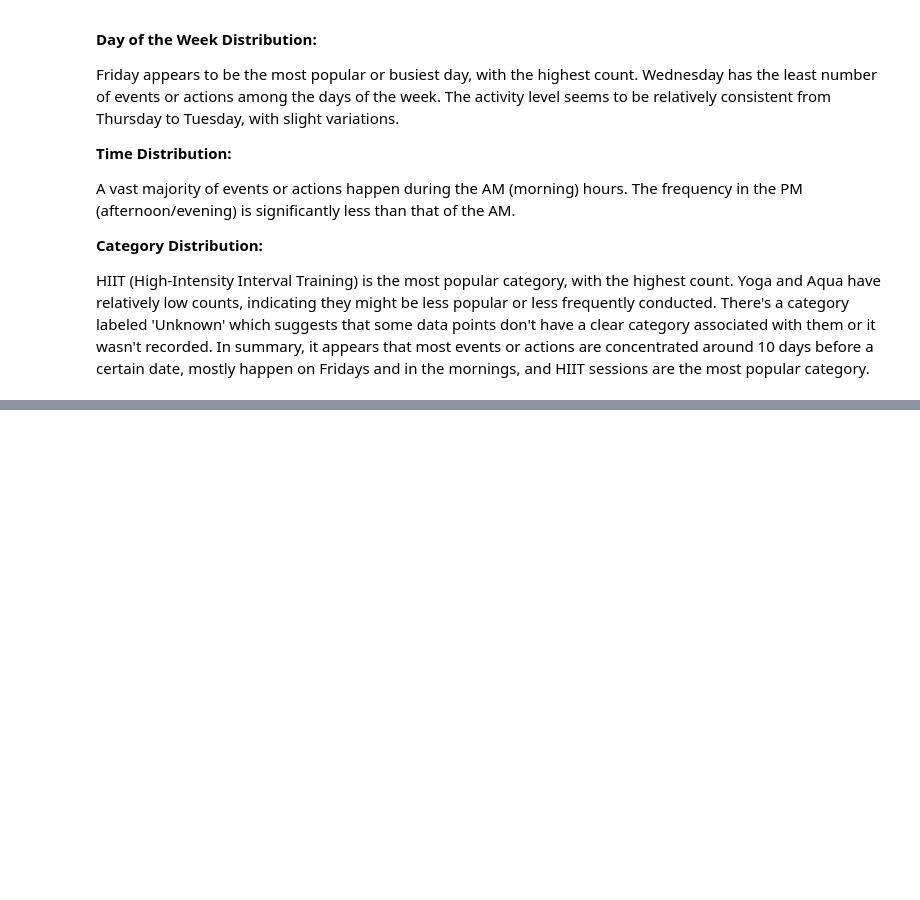
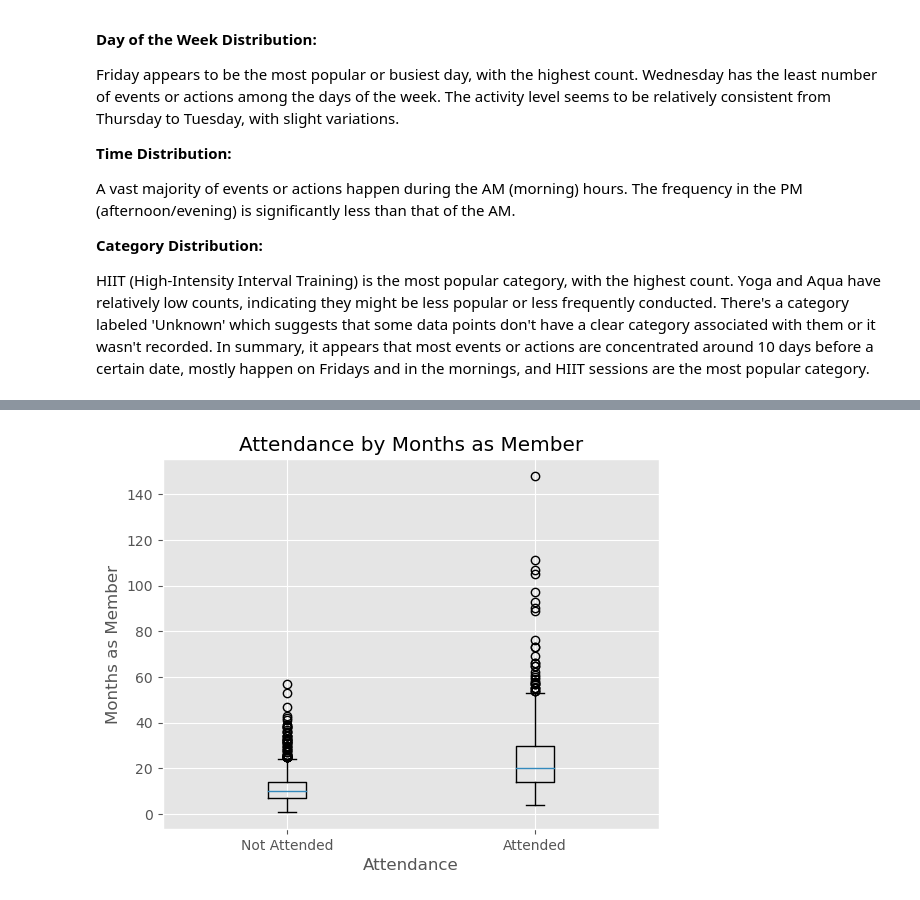
Before and after one commit to LoveRedemption/Fitness-class, a Jupyter notebook: Fitness Class EdA.ipynb, the cells around one changed output, grey strips where cells are left out. Drawn from its saved outputs; the diff is of its cells as text; code cells hidden in the pictures; blank space fills up the shorter version.

```diff
--- a/Fitness Class EdA.ipynb
+++ b/Fitness Class EdA.ipynb
@@ -327,0 +412,10 @@ NameError: name 'df' is not defined
+# %%
+
+plt.boxplot([df[df['attended'] == 0]['months_as_member'], df[df['attended'] == 1]['months_as_member']])
+plt.xticks([1, 2], ['Not Attended', 'Attended'])
+plt.xlabel('Attendance')
+plt.ylabel('Months as Member')
+plt.title('Attendance by Months as Member')
+plt.show()
+# %% [output]
+[figure, added]
```
Also changed, not shown: parts of 10 cells of this notebook.
